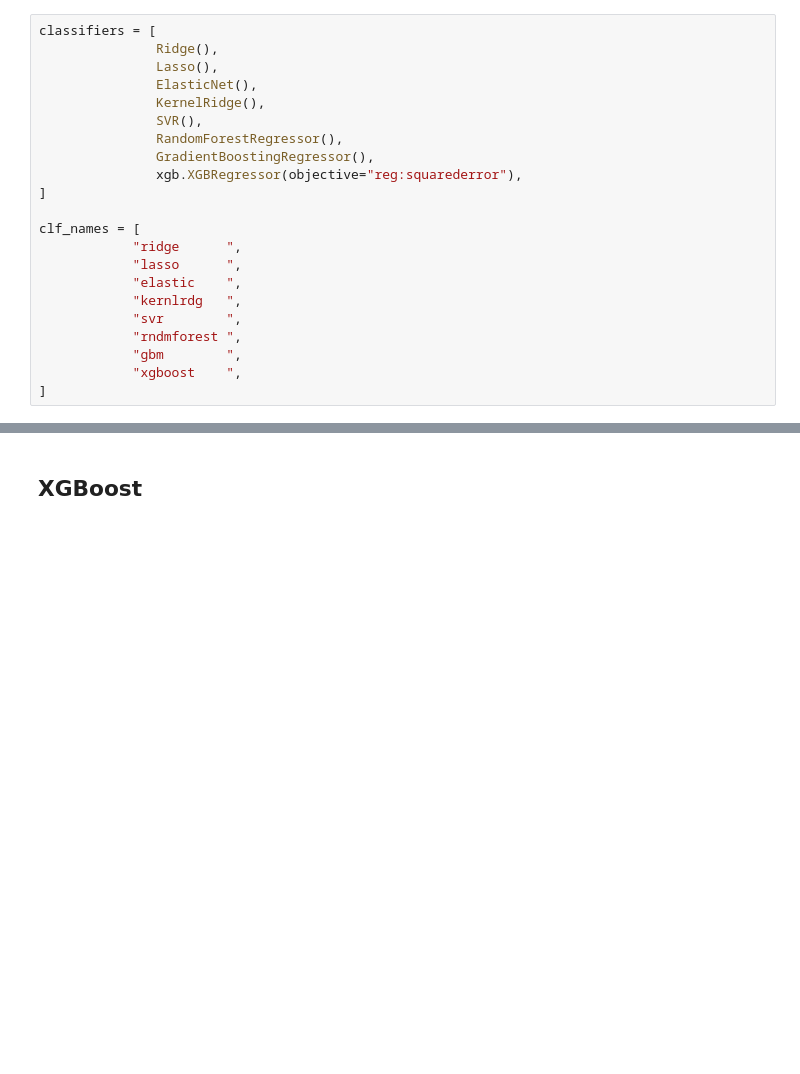
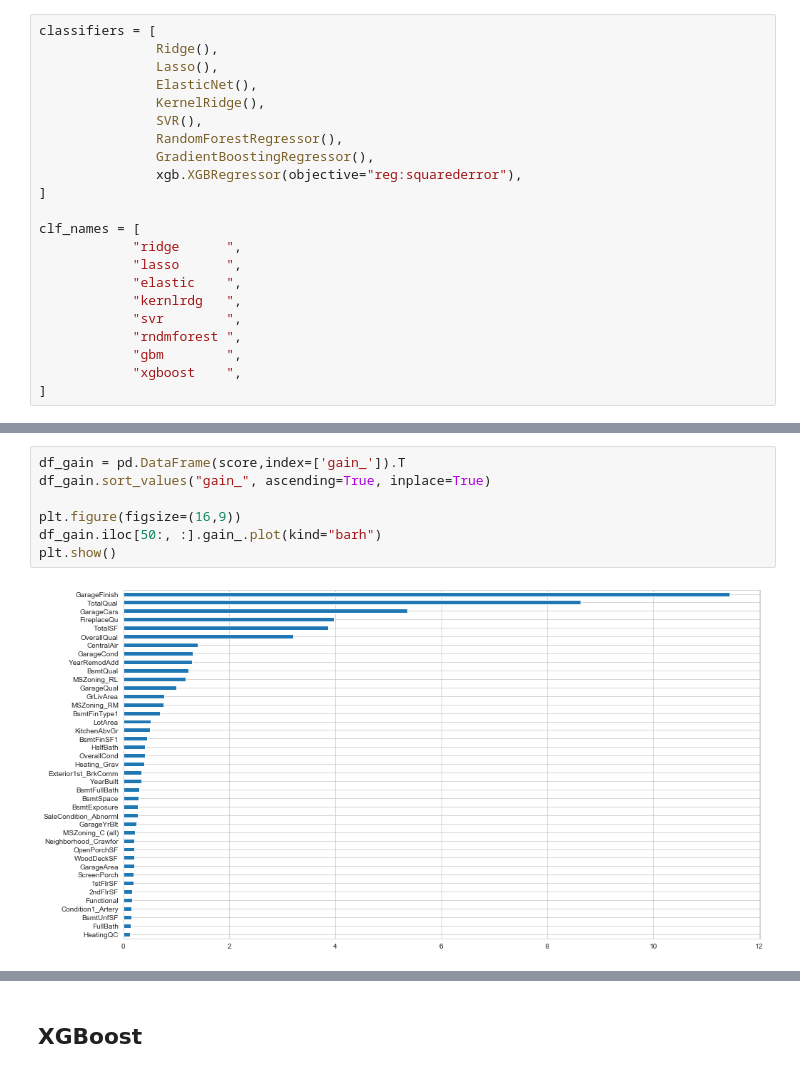
Before and after one commit to lijq33/Data-mining, a Jupyter notebook: Data Mining Assignment.ipynb, the cells around one changed output, grey strips where cells are left out. Drawn from its saved outputs; the diff is of its cells as text; blank space fills up the shorter version.

```diff
--- a/Data Mining Assignment.ipynb
+++ b/Data Mining Assignment.ipynb
@@ -741,0 +802,9 @@ xgboost     0.1210
+# %%
+df_gain = pd.DataFrame(score,index=['gain_']).T
+df_gain.sort_values("gain_", ascending=True, inplace=True)
+
+plt.figure(figsize=(16,9))
+df_gain.iloc[50:, :].gain_.plot(kind="barh")
+plt.show()
+# %% [output]
+[figure, added]
```
Also changed, not shown: parts of 34 cells of this notebook.
